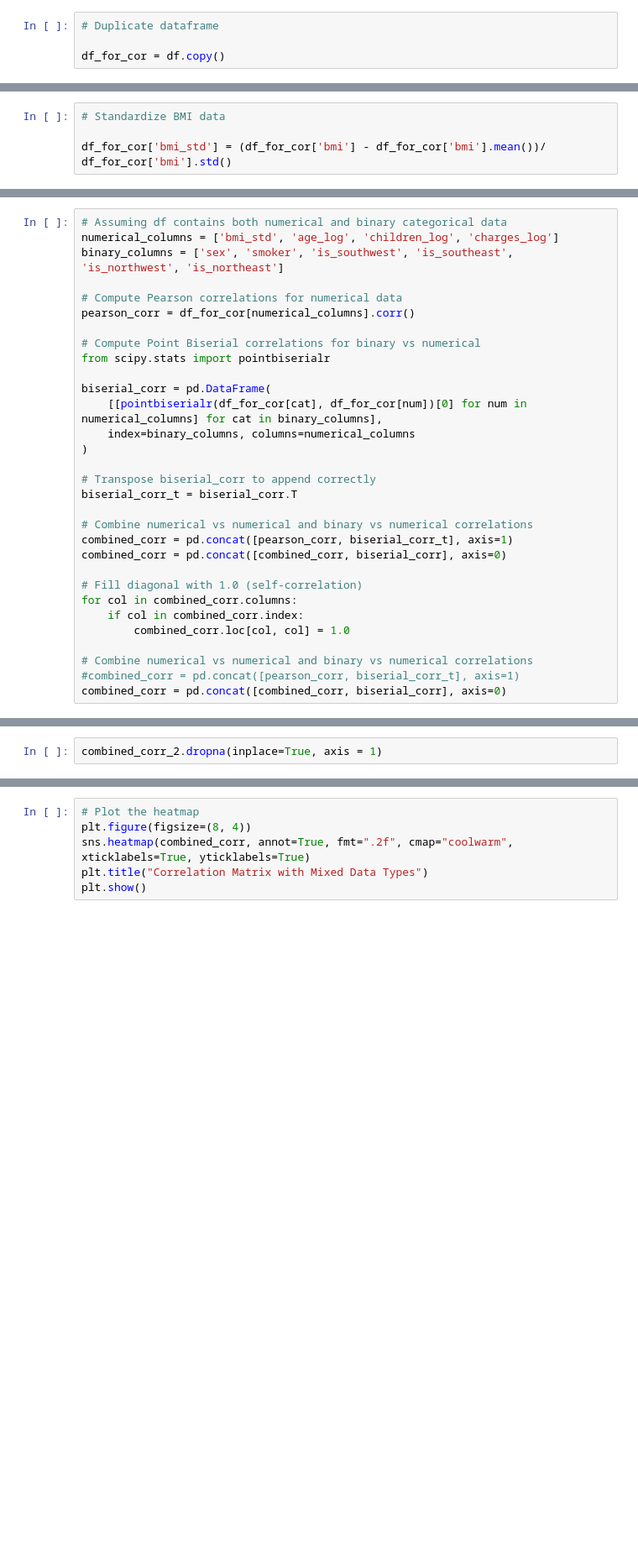
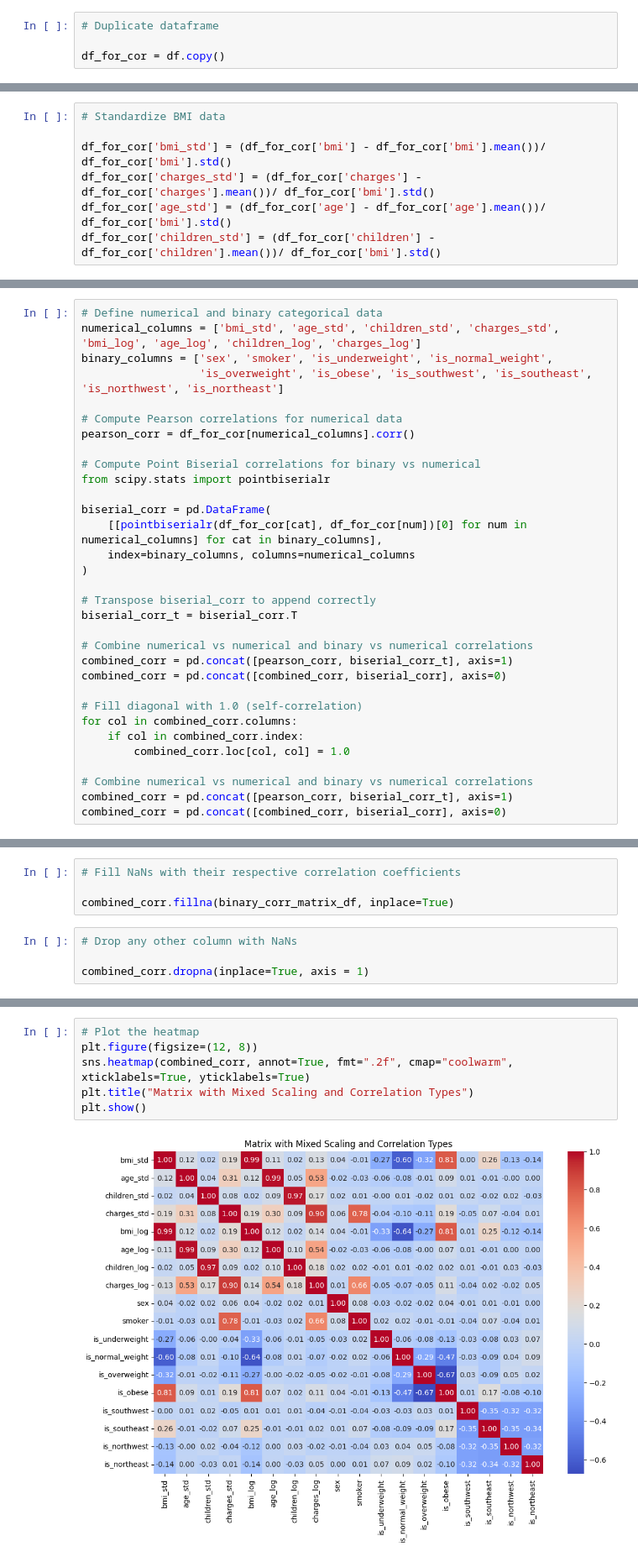
Before and after one commit to MichAdebayo/simplon_insurance_price_prediction, a Jupyter notebook: data_analysis.ipynb, the cells around one changed output, grey strips where cells are left out. Shown at 84% size. Cells and saved outputs as stored; diff of their text form; blank space fills up the shorter version.

```diff
--- a/analysis.ipynb
+++ b/data_analysis.ipynb
@@ -623,3 +643,6 @@ df_for_cor
 # Standardize BMI data
 
 df_for_cor['bmi_std'] = (df_for_cor['bmi'] - df_for_cor['bmi'].mean())/ df_for_cor['bmi'].std()
+df_for_cor['charges_std'] = (df_for_cor['charges'] - df_for_cor['charges'].mean())/ df_for_cor['bmi'].std()
+df_for_cor['age_std'] = (df_for_cor['age'] - df_for_cor['age'].mean())/ df_for_cor['bmi'].std()
+df_for_cor['children_std'] = (df_for_cor['children'] - df_for_cor['children'].mean())/ df_for_cor['bmi'].std()
@@ -696,7 +705,8 @@ df_for_cor
 # %%
-# Assuming df contains both numerical and binary categorical data
-numerical_columns = ['bmi_std', 'age_log', 'children_log', 'charges_log']
-binary_columns = ['sex', 'smoker', 'is_southwest', 'is_southeast', 'is_northwest', 'is_northeast']
+# Define numerical and binary categorical data
+numerical_columns = ['bmi_std', 'age_std', 'children_std', 'charges_std', 'bmi_log', 'age_log', 'children_log', 'charges_log']
+binary_columns = ['sex', 'smoker', 'is_underweight', 'is_normal_weight',
+                  'is_overweight', 'is_obese', 'is_southwest', 'is_southeast', 'is_northwest', 'is_northeast']
 
 # Compute Pearson correlations for numerical data
 pearson_corr = df_for_cor[numerical_columns].corr()
@@ -722,5 +732,5 @@ for col in combined_corr.columns:
         combined_corr.loc[col, col] = 1.0
 
 # Combine numerical vs numerical and binary vs numerical correlations
-#combined_corr = pd.concat([pearson_corr, biserial_corr_t], axis=1)
+combined_corr = pd.concat([pearson_corr, biserial_corr_t], axis=1)
 combined_corr = pd.concat([combined_corr, biserial_corr], axis=0)
@@ -751,2 +743,8 @@ combined_corr_2.fillna(binary_corr_matrix_df, inplace=True)
+# %%
+# Fill NaNs with their respective correlation coefficients
+
+combined_corr.fillna(binary_corr_matrix_df, inplace=True)
 # %%
-combined_corr_2.dropna(inplace=True, axis = 1)
+# Drop any other column with NaNs
+
+combined_corr.dropna(inplace=True, axis = 1)
@@ -767,6 +751,8 @@ combined_corr_2
 # %%
 # Plot the heatmap
-plt.figure(figsize=(8, 4))
+plt.figure(figsize=(12, 8))
 sns.heatmap(combined_corr, annot=True, fmt=".2f", cmap="coolwarm", xticklabels=True, yticklabels=True)
-plt.title("Correlation Matrix with Mixed Data Types")
+plt.title("Matrix with Mixed Scaling and Correlation Types")
 plt.show()
+# %% [output]
+[figure, added]
```
Also changed, not shown: parts of 18 cells of this notebook.
